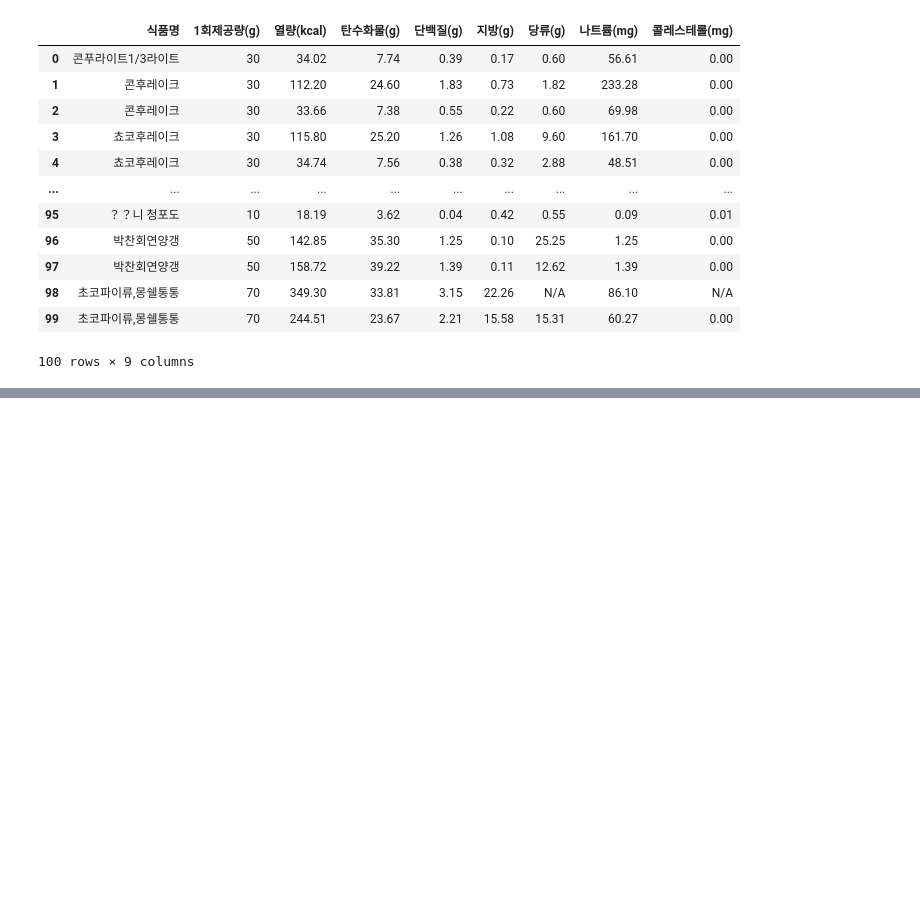
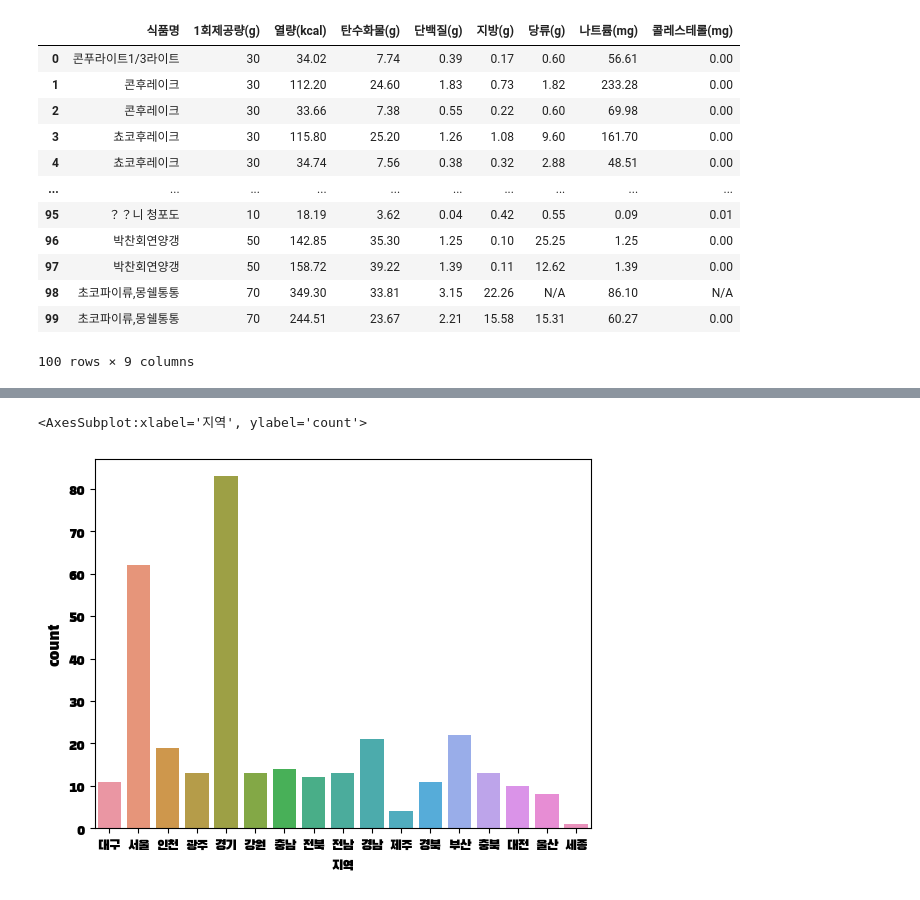
Before and after one commit to SaYee0/pythonbasic, a Jupyter notebook: MiniProject1.ipynb, the cells around one changed output, grey strips where cells are left out. Drawn from its saved outputs; the diff is of its cells as text; code cells hidden in the pictures; blank space fills up the shorter version.

```diff
--- a/MiniProject1.ipynb
+++ b/MiniProject1.ipynb
@@ -73,0 +87,7 @@ food
+# %%
+import pandas as pd
+lotto=pd.read_csv("datas/기획재정부_온라인복권 1등 당첨 판매점 현황 정보_20200518.csv", encoding='euc-kr')
+lotto
+# 지역별 당첨횟수
+# 서울 구별 당첨횟수
+# 어느 상호가 제일 많은지
@@ -73,0 +108,4 @@ food
+# %%
+
+lotto['지역'] = lotto['지역'].str[0:2]
+lotto
@@ -73,0 +199,4 @@ food
+# %%
+# Set font family globally
+mpl.rcParams['font.family'] = 'Black Han Sans'
+print(mpl.rcParams['font.family'])
@@ -73,0 +207,2 @@ food
+# %%
+lotto['지역'] = lotto['지역'].str[0:2]
@@ -73,0 +223,5 @@ food
+# %%
+sns.countplot(data=lotto, x="지역")
+# %% [output]
+<AxesSubplot:xlabel='지역', ylabel='count'>
+[figure, added]
```
Also changed, not shown: parts of 12 cells of this notebook, 2 other files.
